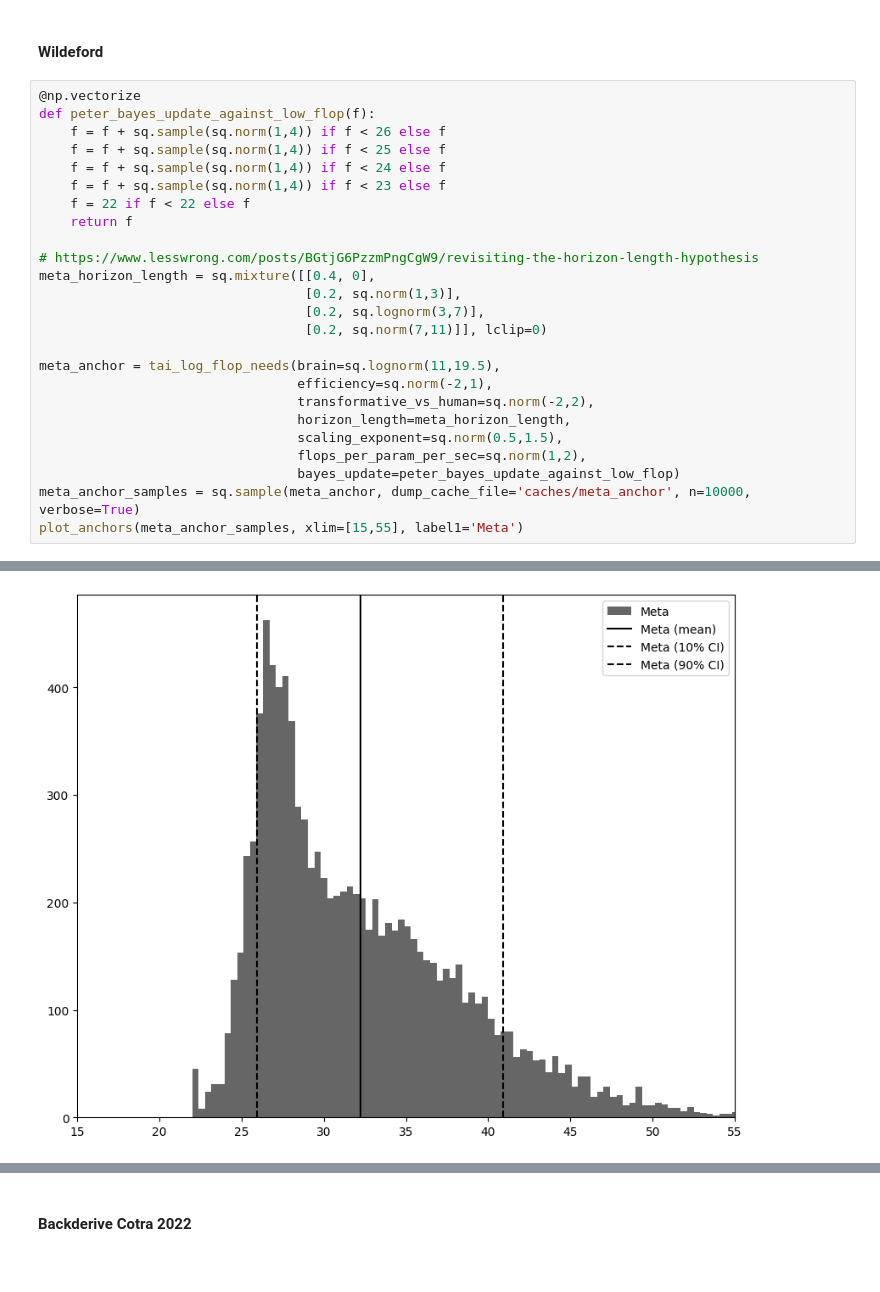
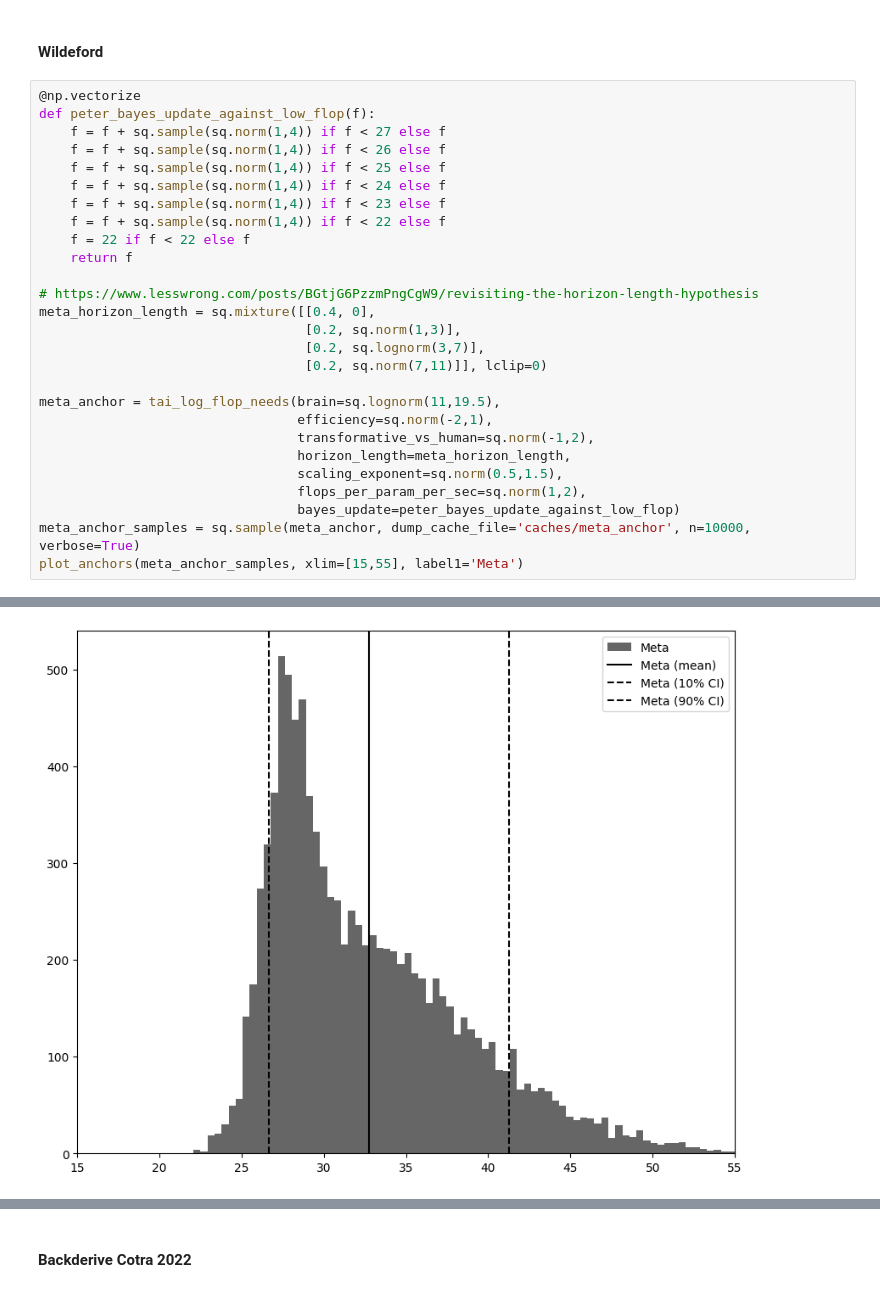
Before and after one commit to rethinkpriorities/future-assessment-model, a Jupyter notebook: (1) Anchors.ipynb, the cells around one changed output, grey strips where cells are left out. Drawn from its saved outputs; the diff is of its cells as text.

Commit message:
Make transformative AI slightly harder

```diff
--- a/(1) Anchors.ipynb
+++ b/(1) Anchors.ipynb
@@ -515,10 +516,12 @@ GPT6 can do it: 3.8%
 # %%
 @np.vectorize
 def peter_bayes_update_against_low_flop(f):
+    f = f + sq.sample(sq.norm(1,4)) if f < 27 else f
     f = f + sq.sample(sq.norm(1,4)) if f < 26 else f
     f = f + sq.sample(sq.norm(1,4)) if f < 25 else f
     f = f + sq.sample(sq.norm(1,4)) if f < 24 else f
     f = f + sq.sample(sq.norm(1,4)) if f < 23 else f
+    f = f + sq.sample(sq.norm(1,4)) if f < 22 else f
     f = 22 if f < 22 else f
     return f
 
@@ -530,7 +533,7 @@ meta_horizon_length = sq.mixture([[0.4, 0],
 
 meta_anchor = tai_log_flop_needs(brain=sq.lognorm(11,19.5),
                                  efficiency=sq.norm(-2,1),
-                                 transformative_vs_human=sq.norm(-2,2),
+                                 transformative_vs_human=sq.norm(-1,2),
                                  horizon_length=meta_horizon_length,
                                  scaling_exponent=sq.norm(0.5,1.5),
                                  flops_per_param_per_sec=sq.norm(1,2),
@@ -557,5 +560,5 @@ GPT6 can do it: 21.7%
 -
-[figure, old version]
+[figure, new version]
 # %%
 no_path_anchor = sq.lognorm(60,70)
 
```
Also changed, not shown: parts of 22 cells of this notebook.
